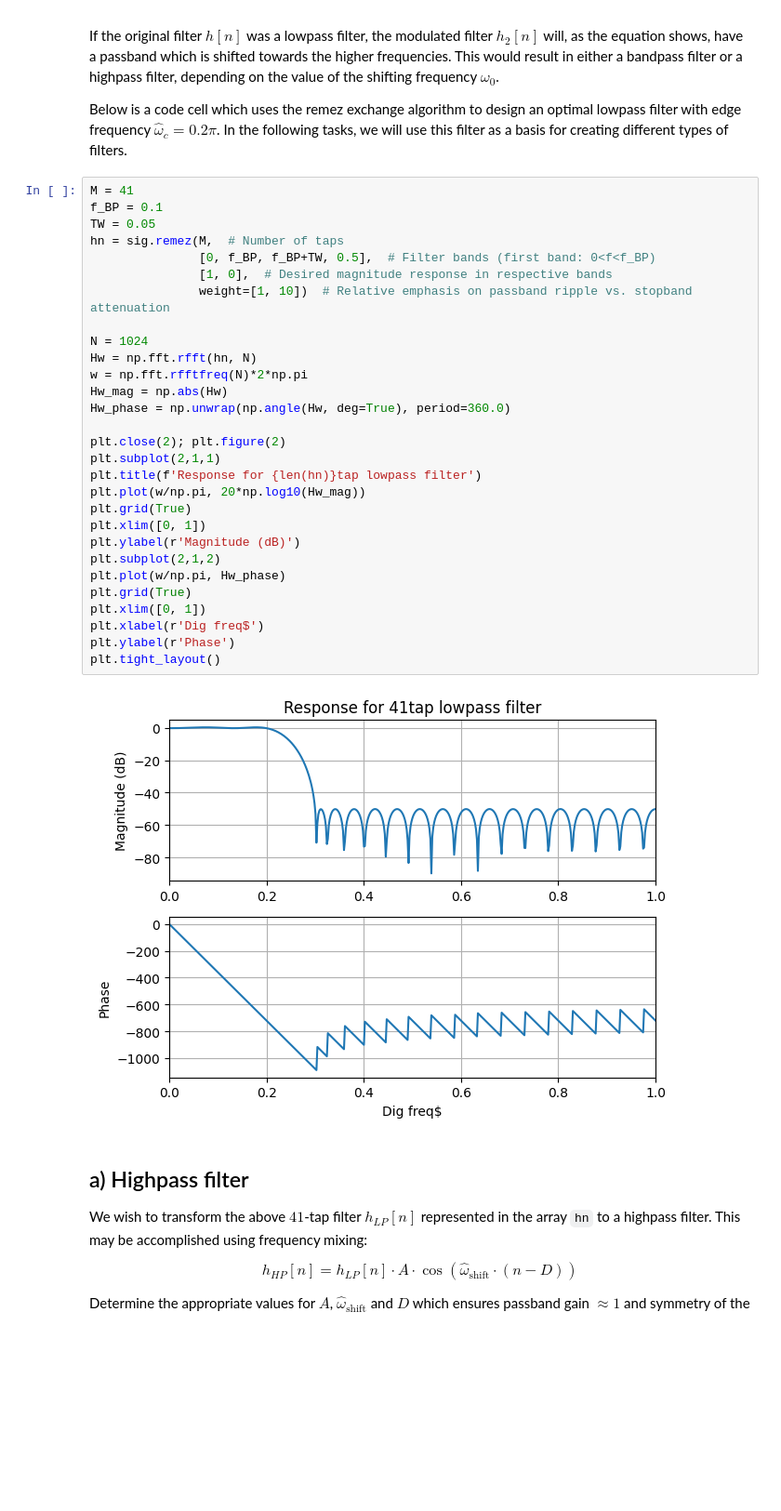
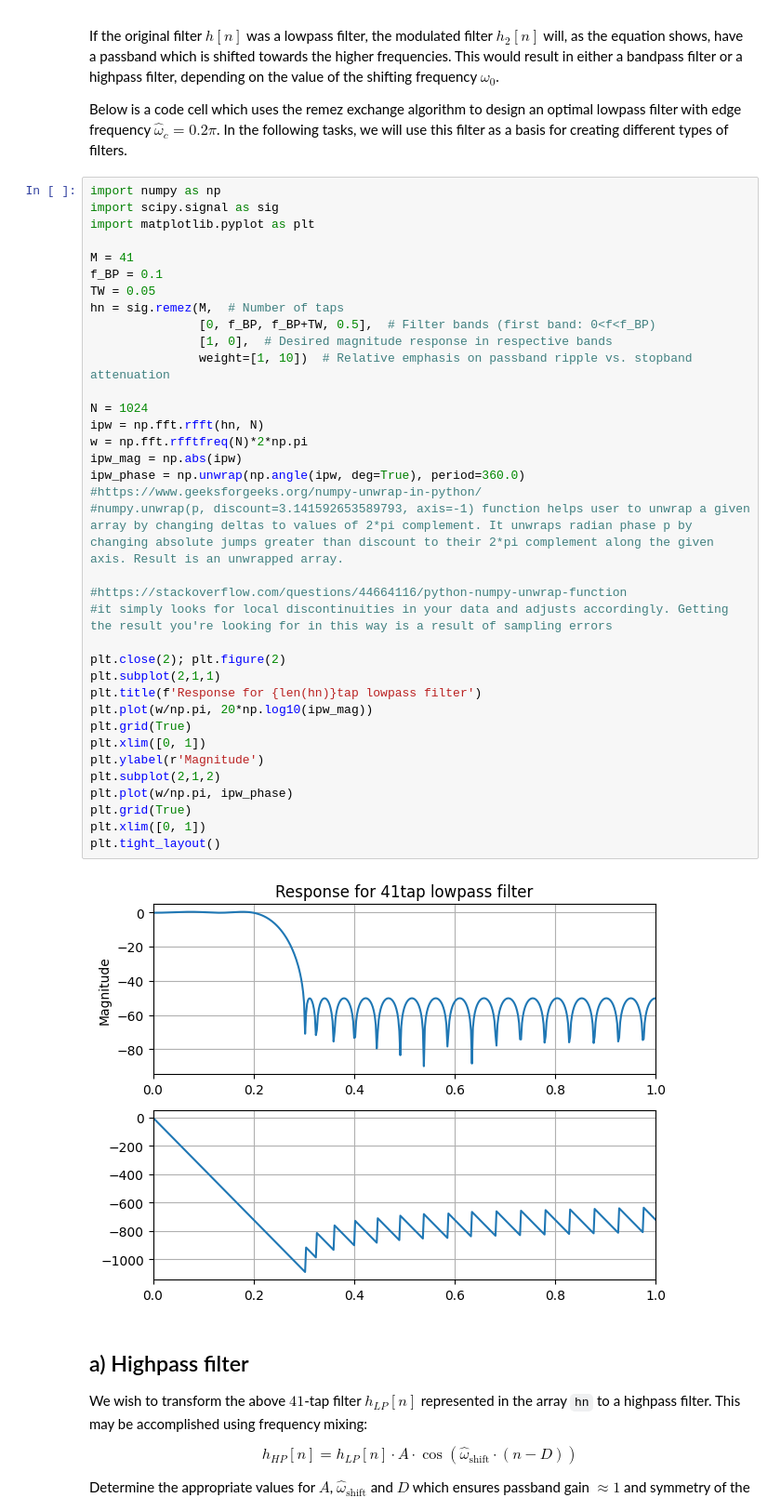
Before and after one commit to hanurd25/AIS2201_Exercises, a Jupyter notebook: Exercise_9/3_More_filter_types.ipynb, the cells around one changed output. Shown: that part at 93% size. Cells and saved outputs as stored; diff of their text form; blank space fills up the shorter version.

```diff
--- a/Exercise_9/3_More_filter_types.ipynb
+++ b/Exercise_9/3_More_filter_types.ipynb
@@ -34,36 +34,43 @@ If the original filter $h[n]$ was a lowpass filter, the modulated filter $h_2[n]
 
 Below is a code cell which uses the remez exchange algorithm to design an optimal lowpass filter with edge frequency $\hat{\omega}_c = 0.2\pi$. In the following tasks, we will use this filter as a basis for creating different types of filters.
 # %%
+import numpy as np
+import scipy.signal as sig
+import matplotlib.pyplot as plt
+
 M = 41
 f_BP = 0.1
 TW = 0.05
 hn = sig.remez(M,  # Number of taps
                [0, f_BP, f_BP+TW, 0.5],  # Filter bands (first band: 0<f<f_BP)
                [1, 0],  # Desired magnitude response in respective bands
                weight=[1, 10])  # Relative emphasis on passband ripple vs. stopband attenuation
 
 N = 1024
-Hw = np.fft.rfft(hn, N)
+ipw = np.fft.rfft(hn, N)
 w = np.fft.rfftfreq(N)*2*np.pi
-Hw_mag = np.abs(Hw)
-Hw_phase = np.unwrap(np.angle(Hw, deg=True), period=360.0)
+ipw_mag = np.abs(ipw)
+ipw_phase = np.unwrap(np.angle(ipw, deg=True), period=360.0)
+#https://www.geeksforgeeks.org/numpy-unwrap-in-python/
+#numpy.unwrap(p, discount=3.141592653589793, axis=-1) function helps user to unwrap a given array by changing deltas to values of 2*pi complement. It unwraps radian phase p by changing absolute jumps greater than discount to their 2*pi complement along the given axis. Result is an unwrapped array.
+
+#https://stackoverflow.com/questions/44664116/python-numpy-unwrap-function
+#it simply looks for local discontinuities in your data and adjusts accordingly. Getting the result you're looking for in this way is a result of sampling errors
 
 plt.close(2); plt.figure(2)
 plt.subplot(2,1,1)
 plt.title(f'Response for {len(hn)}tap lowpass filter')
-plt.plot(w/np.pi, 20*np.log10(Hw_mag))
+plt.plot(w/np.pi, 20*np.log10(ipw_mag))
 plt.grid(True)
 plt.xlim([0, 1])
-plt.ylabel(r'Magnitude (dB)')
+plt.ylabel(r'Magnitude')
 plt.subplot(2,1,2)
-plt.plot(w/np.pi, Hw_phase)
+plt.plot(w/np.pi, ipw_phase)
 plt.grid(True)
 plt.xlim([0, 1])
-plt.xlabel(r'Dig freq$')
-plt.ylabel(r'Phase')
 plt.tight_layout()
 # %% [output]
-[figure, old version]
+[figure, new version]
 # %% [markdown]
 ## a) Highpass filter
 We wish to transform the above $41$-tap filter $h_{LP}[n]$ represented in the array `hn` to a highpass filter. This may be accomplished using frequency mixing:
```
Also changed, not shown: parts of 3 cells of this notebook, 4 other files.
